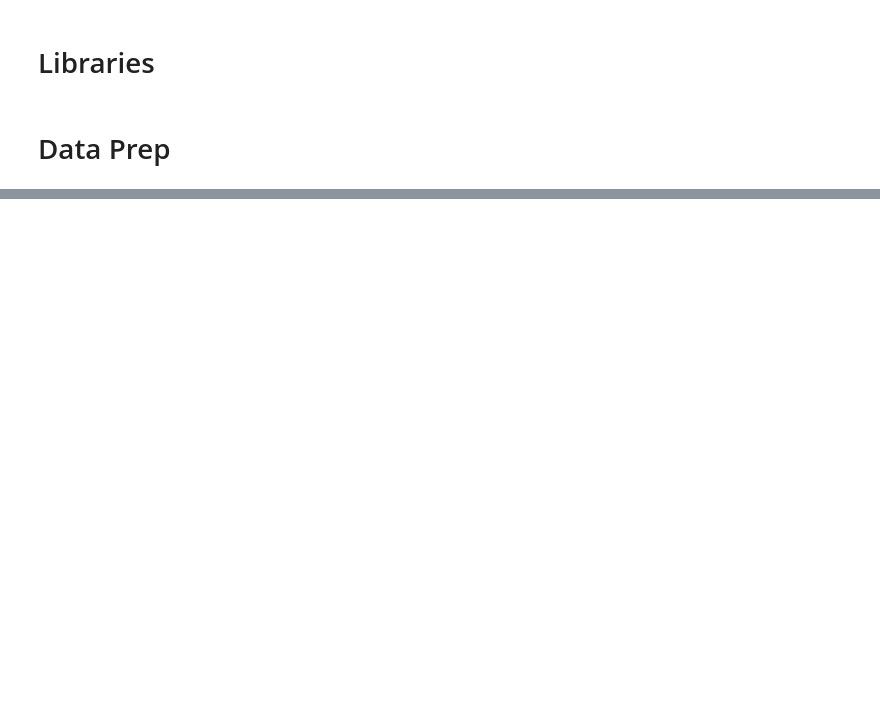
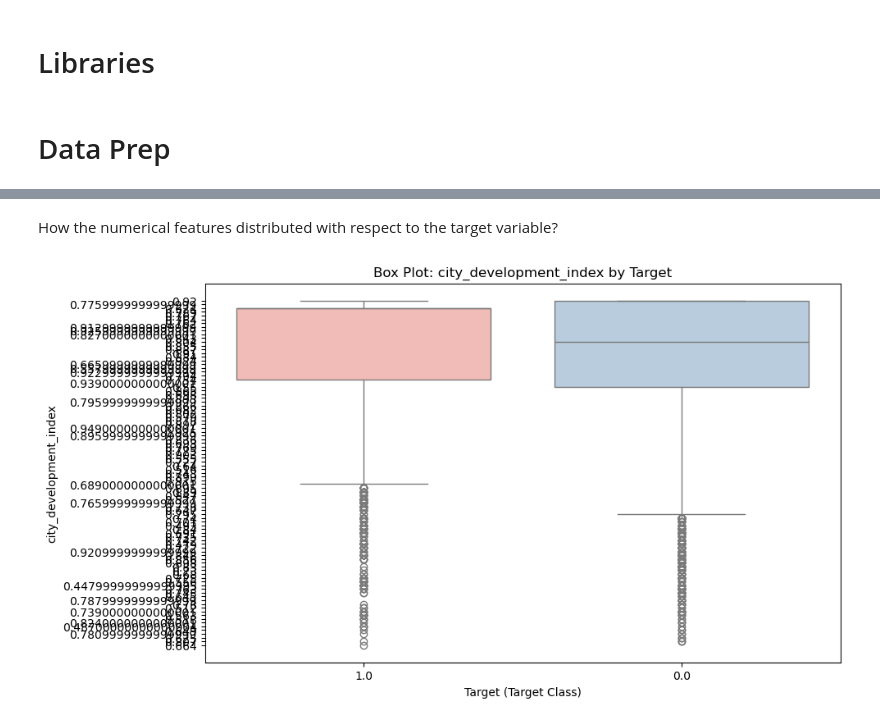
Before and after one commit to ThuongHong/lab2_ds, a Jupyter notebook: notebooks/01_data_exploration.ipynb, the cells around one changed output, grey strips where cells are left out. Saved outputs shown, nothing was run; the diff lists cells and outputs as text; code cells hidden in the pictures; blank space fills up the shorter version.

```diff
--- a/notebooks/01_data_exploration.ipynb
+++ b/notebooks/01_data_exploration.ipynb
@@ -43,0 +127,10 @@ array([( 8949, b'city_103', 0.92 , b'Male', b'Has relevent experience', b'no_enr
+# %% [markdown]
+How the numerical features distributed with respect to the target variable?
+# %%
+EDAPlotter.plot_numerical_vs_target(
+    num_data=train_data[:, train_header.index("city_development_index")],
+    target_data=train_data[:, train_header.index("target")],
+    num_col_name="city_development_index",
+)
+# %% [output]
+[figure, added]
```
Also changed, not shown: parts of 31 cells of this notebook, 1 other file.
